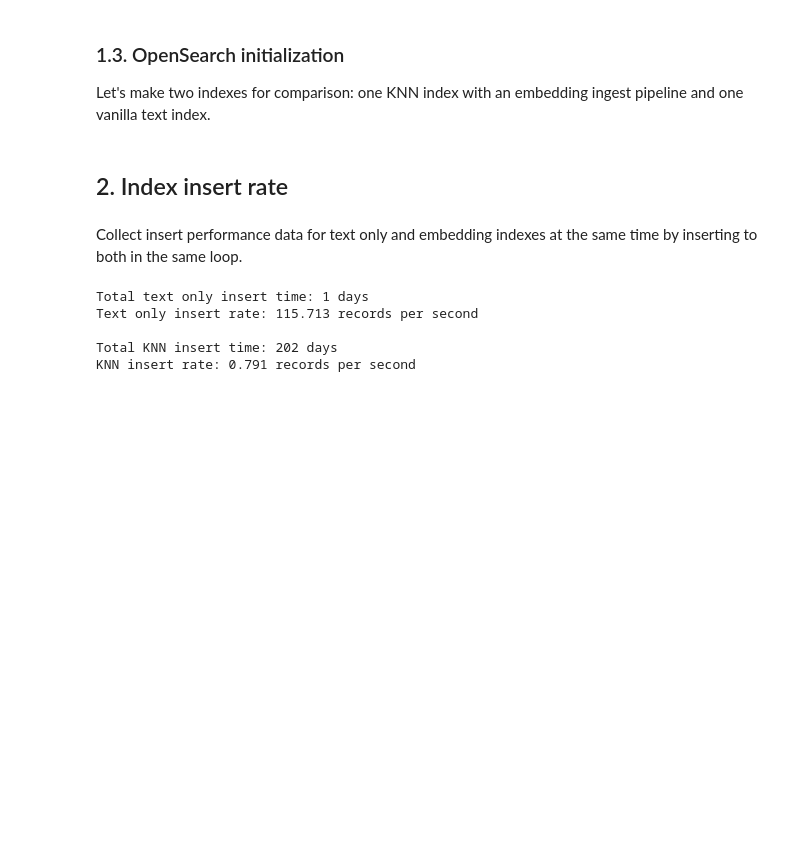
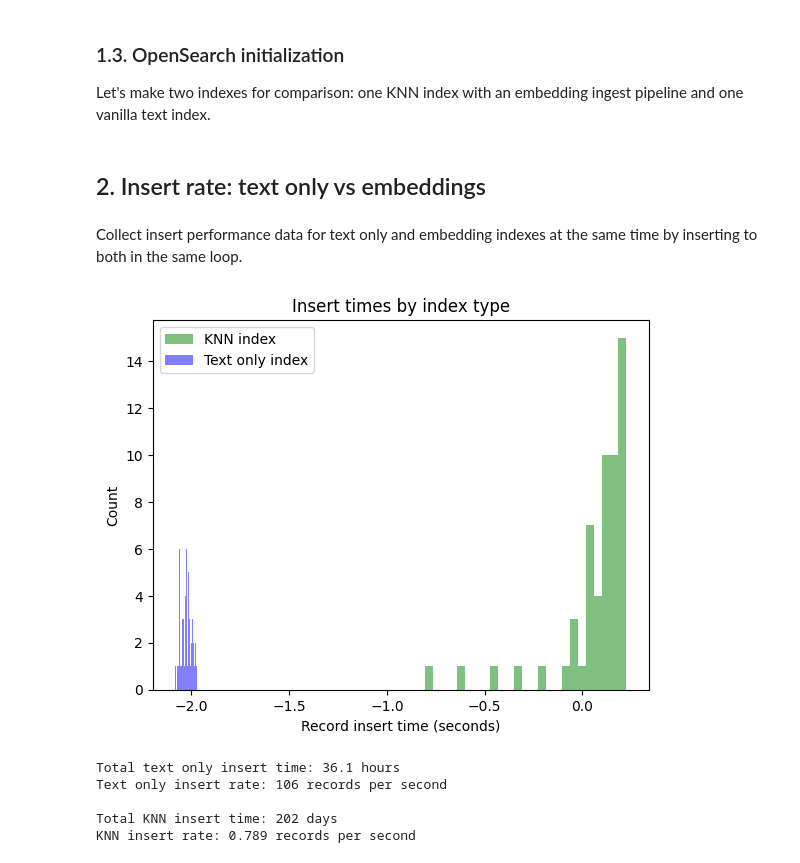
Before and after one commit to gperdrizet/OpenSearch, a Jupyter notebook: semantic_search/notebooks/03-opensearch_indexing.ipynb, the cells around one changed output. Saved outputs shown, nothing was run; the diff lists cells and outputs as text; code cells hidden in the pictures; blank space fills up the shorter version.

Commit message:
Finished bulk insert batch size experiment.

```diff
--- a/semantic_search/notebooks/03-opensearch_indexing.ipynb
+++ b/semantic_search/notebooks/03-opensearch_indexing.ipynb
@@ -90,7 +91,7 @@ helper_funcs.initialize_index(text_index_name, text_index_body)
 # Initialize the OpenSearch client
 client=helper_funcs.start_client()
 # %% [markdown]
-## 2. Index insert rate
+## 2. Insert rate: text only vs embeddings
 # %%
 # number of batches to use for insert rate estimation
 sample_batches=3
@@ -174,21 +175,47 @@ for i in range(sample_batches):
         dT=time.time() - start_time
         text_insert_times.append(dT)
 # %%
+import numpy as np
+
+plt.title('Insert times by index type')
+
+plt.hist(
+    np.log10(knn_insert_times),
+    facecolor='green',
+    label='KNN index',
+    alpha=0.5,
+    bins=25
+)
+
+plt.hist(
+    np.log10(text_insert_times),
+    facecolor='blue',
+    label='Text only index',
+    alpha=0.5,
+    bins=25
+)
+
+plt.legend(loc = 'upper left')
+plt.xlabel(f'Record insert time (log10(seconds))')
+plt.ylabel('Count')
+plt.show()
+
 mean_text_insert_time=sum(text_insert_times)/len(text_insert_times)
 text_insert_rate=1 / mean_text_insert_time
-print(f'Total text only insert time: {(record_count * mean_text_insert_time) / (60*60*24):.0f} days')
-print(f'Text only insert rate: {text_insert_rate:.3f} records per second\n')
+print(f'Total text only insert time: {(record_count * mean_text_insert_time) / (60*60):.1f} hours')
+print(f'Text only insert rate: {text_insert_rate:.0f} records per second\n')
 
 mean_knn_insert_time=sum(knn_insert_times)/len(knn_insert_times)
 knn_insert_rate=1 / mean_knn_insert_time
 print(f'Total KNN insert time: {(record_count * mean_knn_insert_time) / (60*60*24):.0f} days')
 print(f'KNN insert rate: {knn_insert_rate:.3f} records per second')
 # %% [output]
+[figure, added]
-Total text only insert time: 1 days
-Text only insert rate: 115.713 records per second
+Total text only insert time: 36.1 hours
+Text only insert rate: 106 records per second
 
 Total KNN insert time: 202 days
-KNN insert rate: 0.791 records per second
+KNN insert rate: 0.789 records per second
 # %% [markdown]
 Yikes, that's not going to work. Looking at the difference in insert rates, it is clear that we were right about the bottleneck: it's definitely the embedding calculation. So, a few ideas here.
 
```
Also changed, not shown: parts of 7 cells of this notebook, 2 other files.
